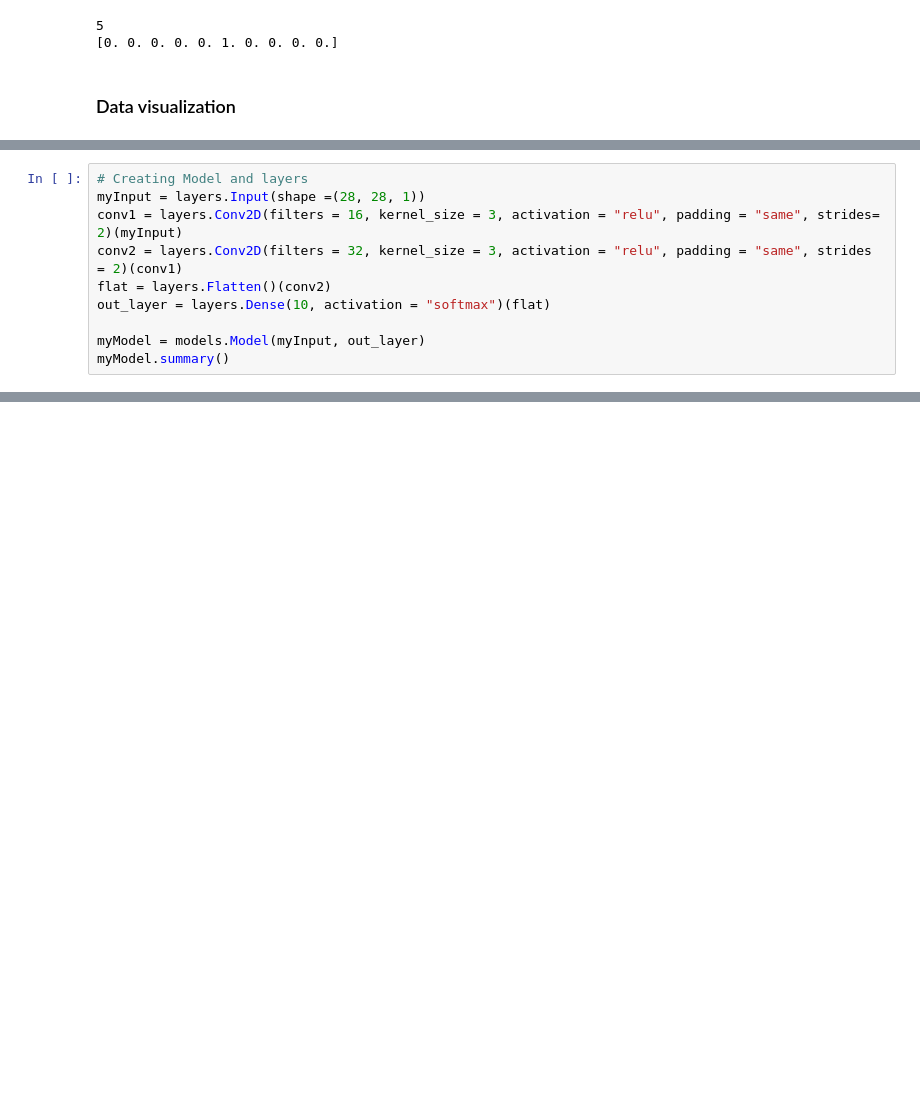
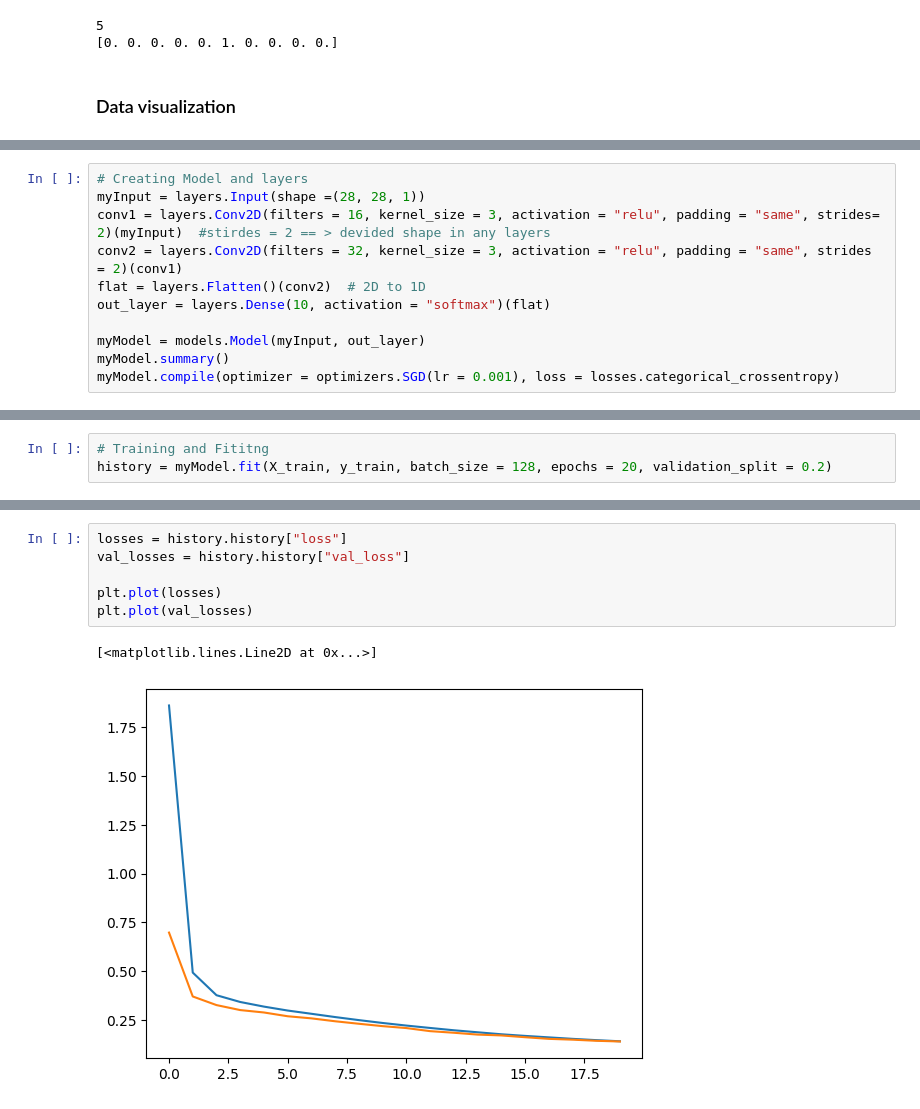
Before and after one commit to HadiTajari/MNIST-Classification-Dense-vs-Conv-Layers, a Jupyter notebook: MNIST.ipynb, the cells around one changed output, grey strips where cells are left out. Cells and saved outputs as stored; diff of their text form; blank space fills up the shorter version.

Commit message:
add Conv model

```diff
--- a/MNIST.ipynb
+++ b/MNIST.ipynb
@@ -172,13 +172,14 @@ for i in range(5):
 # %%
 # Creating Model and layers
 myInput = layers.Input(shape =(28, 28, 1))
-conv1 = layers.Conv2D(filters = 16, kernel_size = 3, activation = "relu", padding = "same", strides= 2)(myInput)
+conv1 = layers.Conv2D(filters = 16, kernel_size = 3, activation = "relu", padding = "same", strides= 2)(myInput)  #stirdes = 2 == > devided shape in any layers
 conv2 = layers.Conv2D(filters = 32, kernel_size = 3, activation = "relu", padding = "same", strides = 2)(conv1)
-flat = layers.Flatten()(conv2)
+flat = layers.Flatten()(conv2)  # 2D to 1D
 out_layer = layers.Dense(10, activation = "softmax")(flat)
 
 myModel = models.Model(myInput, out_layer)
 myModel.summary()
+myModel.compile(optimizer = optimizers.SGD(lr = 0.001), loss = losses.categorical_crossentropy)
 # %% [output]
 Model: "model"
 _________________________________________________________________
@@ -201,0 +204,3 @@ _________________________________________________________________
+# %%
+# Training and Fititng
+history = myModel.fit(X_train, y_train, batch_size = 128, epochs = 20, validation_split = 0.2)
@@ -201,0 +225,9 @@ _________________________________________________________________
+# %%
+losses = history.history["loss"]
+val_losses = history.history["val_loss"]
+
+plt.plot(losses)
+plt.plot(val_losses)
+# %% [output]
+[<matplotlib.lines.Line2D at 0x...>]
+[figure, added]
```
Also changed, not shown: parts of 6 cells of this notebook.
